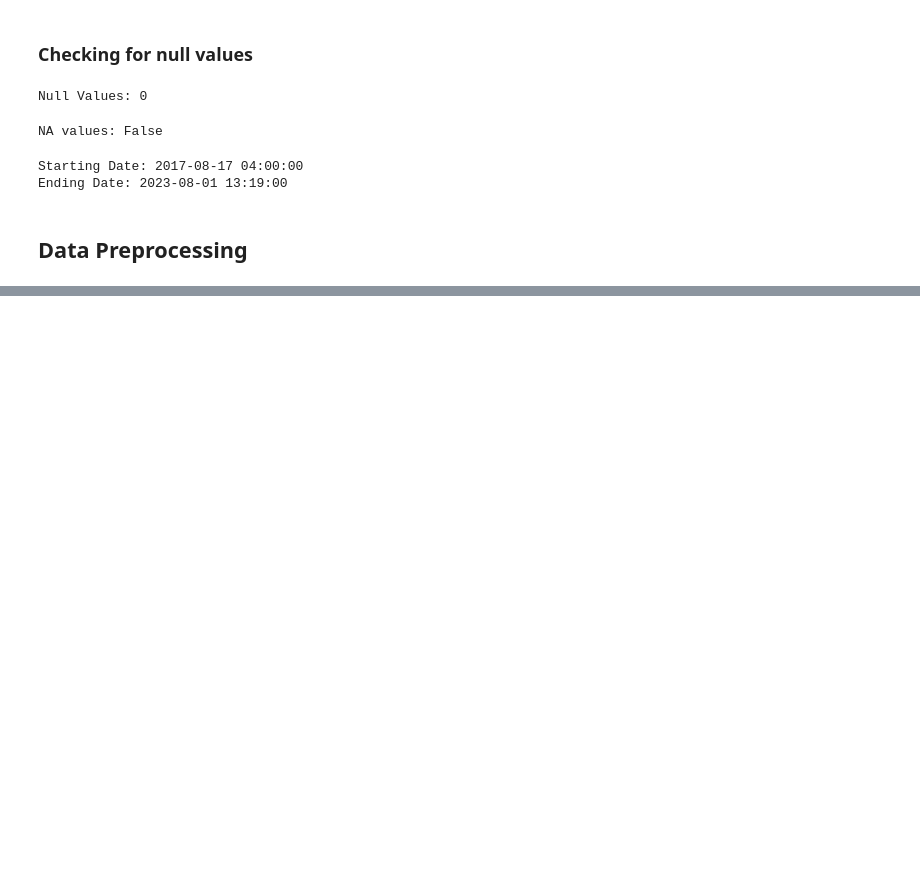
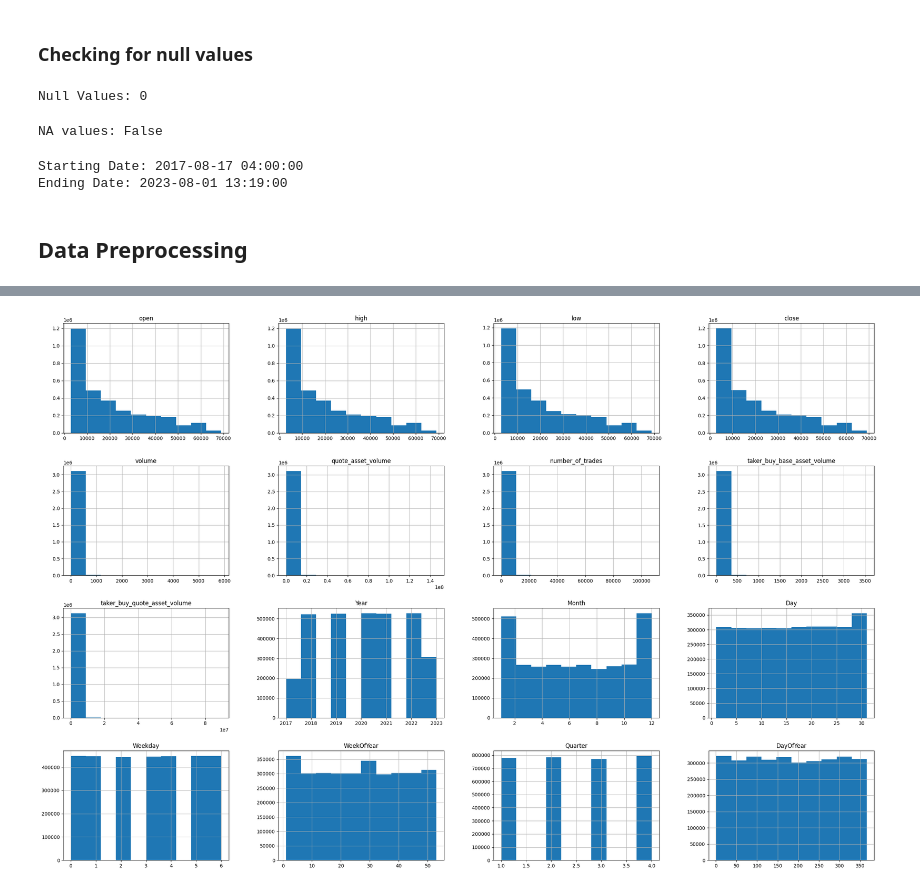
Before and after one commit to Aboodtt404/ML-Bitcoin-Prediction, a Jupyter notebook: bitcoin-2017-to-2023.ipynb, the cells around one changed output, grey strips where cells are left out. Drawn from its saved outputs; the diff is of its cells as text; code cells hidden in the pictures; blank space fills up the shorter version.

```diff
--- a/bitcoin-2017-to-2023.ipynb
+++ b/bitcoin-2017-to-2023.ipynb
@@ -152,0 +176,5 @@ main_df.sample(1)
+# %%
+main_df.hist(figsize=(30,20))
+plt.show()
+# %% [output]
+[figure, added]
```
Also changed, not shown: parts of 15 cells of this notebook, 1 other file.
